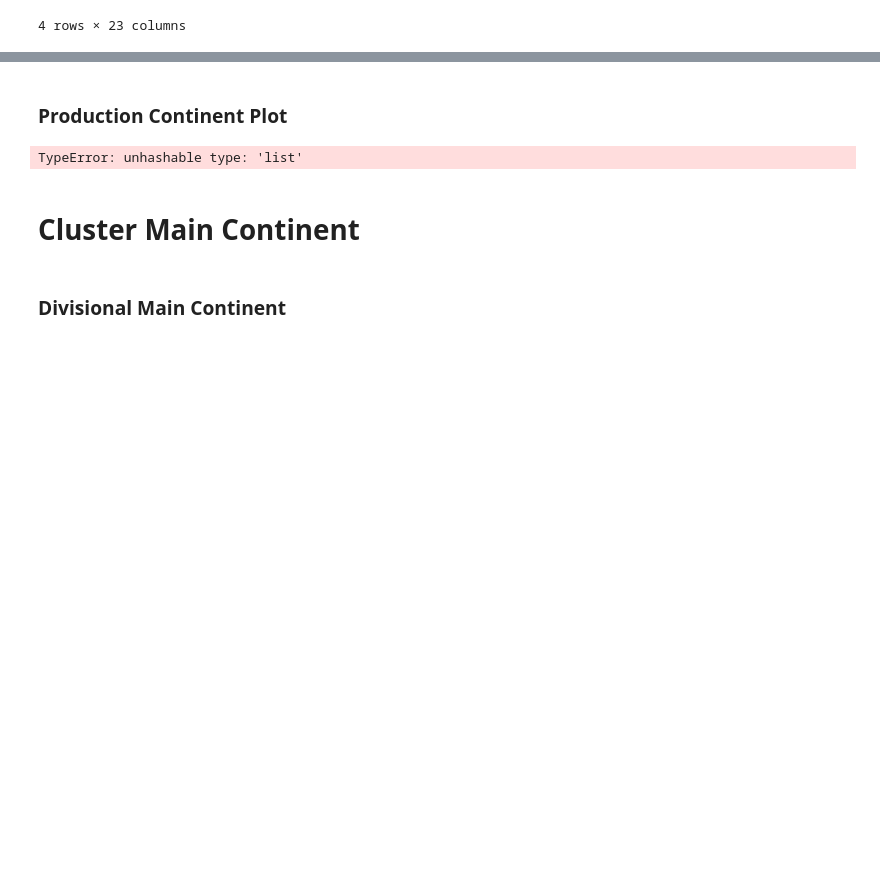
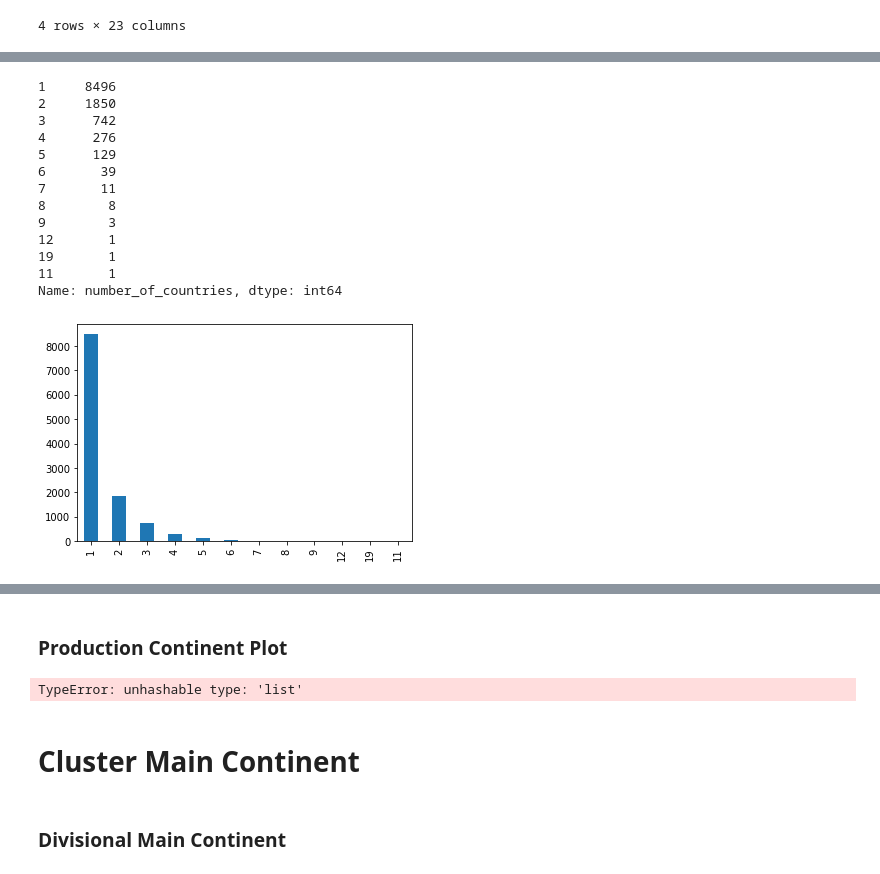
Before and after one commit to LennartKeller/SubtitleClustering, a Jupyter notebook: notebooks/Diana_ClusteringProdRegion.ipynb, the cells around one changed output, grey strips where cells are left out. Cells and saved outputs as stored; diff of their text form; code cells hidden in the pictures; blank space fills up the shorter version.

```diff
--- a/notebooks/Diana_ClusteringProdRegion.ipynb
+++ b/notebooks/Diana_ClusteringProdRegion.ipynb
@@ -422,0 +438,18 @@ df[df['production_region'].str.contains(" Old")]
+# %%
+pd.value_counts(df['number_of_countries']).plot.bar()
+pd.value_counts(df.number_of_countries)
+# %% [output]
+1     8496
+2     1850
+3      742
+4      276
+5      129
+6       39
+7       11
+8        8
+9        3
+12       1
+19       1
+11       1
+Name: number_of_countries, dtype: int64
+[figure, added]
```
Also changed, not shown: parts of 23 cells of this notebook.
